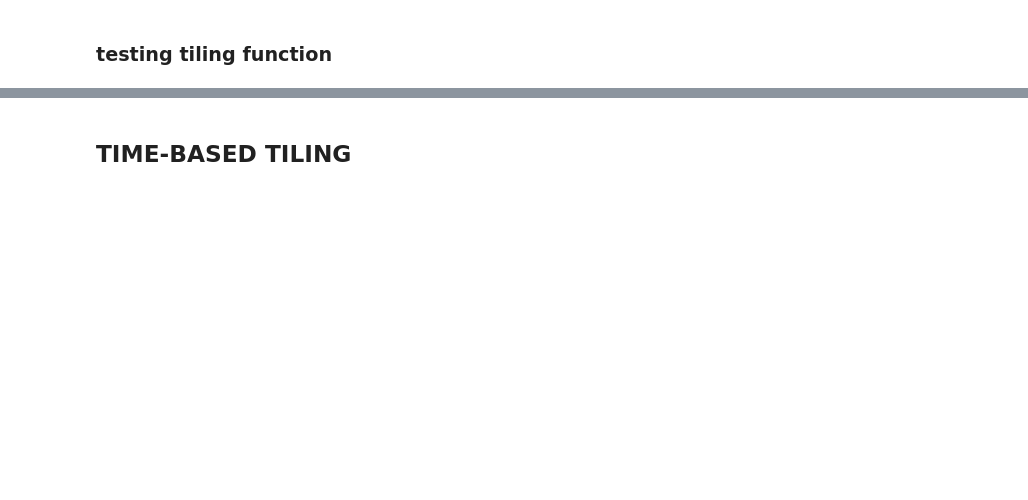
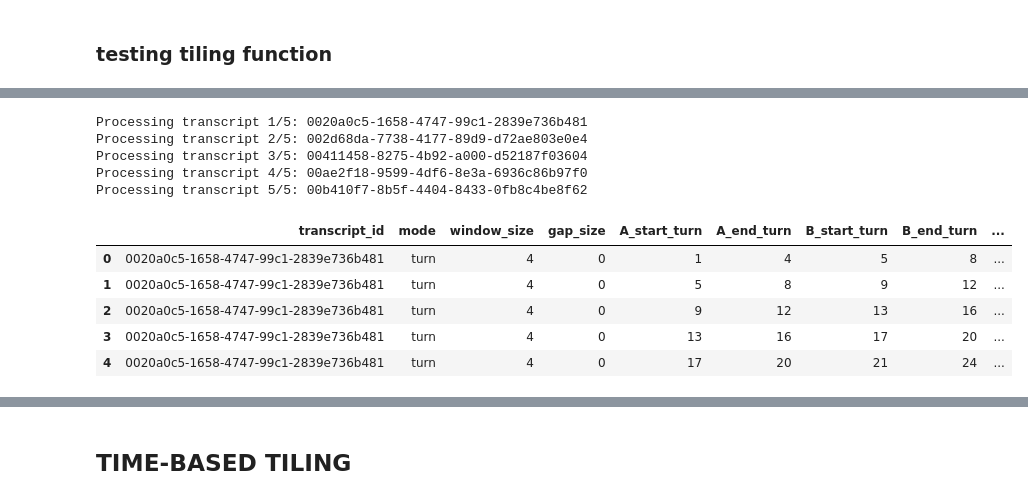
Before and after one commit to SocialInteractionLab/Candor, a Jupyter notebook: analysis-full/scripts/0-get-tiled-utterance-embeddings.ipynb, the cells around one changed output, grey strips where cells are left out. Drawn from its saved outputs; the diff is of its cells as text; code cells hidden in the pictures; blank space fills up the shorter version.

```diff
--- a/analysis-full/scripts/0-get-tiled-utterance-embeddings.ipynb
+++ b/analysis-full/scripts/0-get-tiled-utterance-embeddings.ipynb
@@ -148,7 +244,7 @@ print(n_largest, transcript_largest_n)
 # break up long utterances
 new_rows = []
 
-# Sort to fully guarantee correct order before splitting
+# sort to ensure correct ordering of utterances
 hold_df = selected_df.sort_values(["transcript_id", "turn_id"]).reset_index(drop=True)
 
 for _, row in hold_df.iterrows():
@@ -160,10 +256,10 @@ for _, row in hold_df.iterrows():
     start_time = row['start']
     end_time = row['stop']
 
-    # How many bins to split into?
-    n_bins = max(1, math.ceil(duration / 60))
+    # how many bins? duration / max desired length
+    n_bins = max(1, math.ceil(duration / 30))
 
-    # If no split needed, keep the row as-is
+    # if no split needed, keep the row as-is
     if n_bins == 1:
         new_rows.append({
             "transcript_id": transcript_id,
@@ -176,15 +272,15 @@ for _, row in hold_df.iterrows():
         })
 
     else:
-        # Split by roughly equal word counts
+        # split by roughly equal word counts
         words = utterance.split()
         total_words = len(words)
         bin_size = math.ceil(total_words / n_bins)
 
-        # Duration per bin
+        # get duration per bin
         bin_duration = duration / n_bins
 
-        # Build bin rows in correct order
+        # get bin rows in correct order
         start = 0
         while start < total_words:
             chunk_words = words[start:start+bin_size]
@@ -202,10 +298,10 @@ for _, row in hold_df.iterrows():
 
             start += bin_size
 
-# Recombine into final df
+# recombine into final df
 df_split = pd.DataFrame(new_rows)
 
-# And preserve final ordering fully:
+# preserve final ordering
 df_split = df_split.sort_values(["transcript_id", "turn_id"]).reset_index(drop=True)
 
 # preview
@@ -434,3 +578,20 @@ Processing transcript 5/5: 00b410f7-8b5f-4404-8433-0fb8c4be8f62
 | 2 | 0020a0c5-1658-4747-99c1-2839e736b481 | time | 30 | 0 | 60 | 90 | 90 | 120 | ... |
 | 3 | 0020a0c5-1658-4747-99c1-2839e736b481 | time | 30 | 0 | 90 | 120 | 120 | 150 | ... |
 | 4 | 0020a0c5-1658-4747-99c1-2839e736b481 | time | 30 | 0 | 120 | 150 | 150 | 180 | ... |
+# %%
+# run tiling function on test subset
+test_tile = tiled_cosine_similarity(test_subset, model, mode='turn', window_size=4, gap_size=0, slide_size=4)
+# preview
+test_tile.head()
+# %% [output]
+Processing transcript 1/5: 0020a0c5-1658-4747-99c1-2839e736b481
+Processing transcript 2/5: 002d68da-7738-4177-89d9-d72ae803e0e4
+Processing transcript 3/5: 00411458-8275-4b92-a000-d52187f03604
+Processing transcript 4/5: 00ae2f18-9599-4df6-8e3a-6936c86b97f0
+Processing transcript 5/5: 00b410f7-8b5f-4404-8433-0fb8c4be8f62
+|  | transcript_id | mode | window_size | gap_size | A_start_turn | A_end_turn | B_start_turn | B_end_turn | ... |
+| 0 | 0020a0c5-1658-4747-99c1-2839e736b481 | turn | 4 | 0 | 1 | 4 | 5 | 8 | ... |
+| 1 | 0020a0c5-1658-4747-99c1-2839e736b481 | turn | 4 | 0 | 5 | 8 | 9 | 12 | ... |
+| 2 | 0020a0c5-1658-4747-99c1-2839e736b481 | turn | 4 | 0 | 9 | 12 | 13 | 16 | ... |
+| 3 | 0020a0c5-1658-4747-99c1-2839e736b481 | turn | 4 | 0 | 13 | 16 | 17 | 20 | ... |
+| 4 | 0020a0c5-1658-4747-99c1-2839e736b481 | turn | 4 | 0 | 17 | 20 | 21 | 24 | ... |
```
Also changed, not shown: parts of 19 cells of this notebook, 3 other files.
